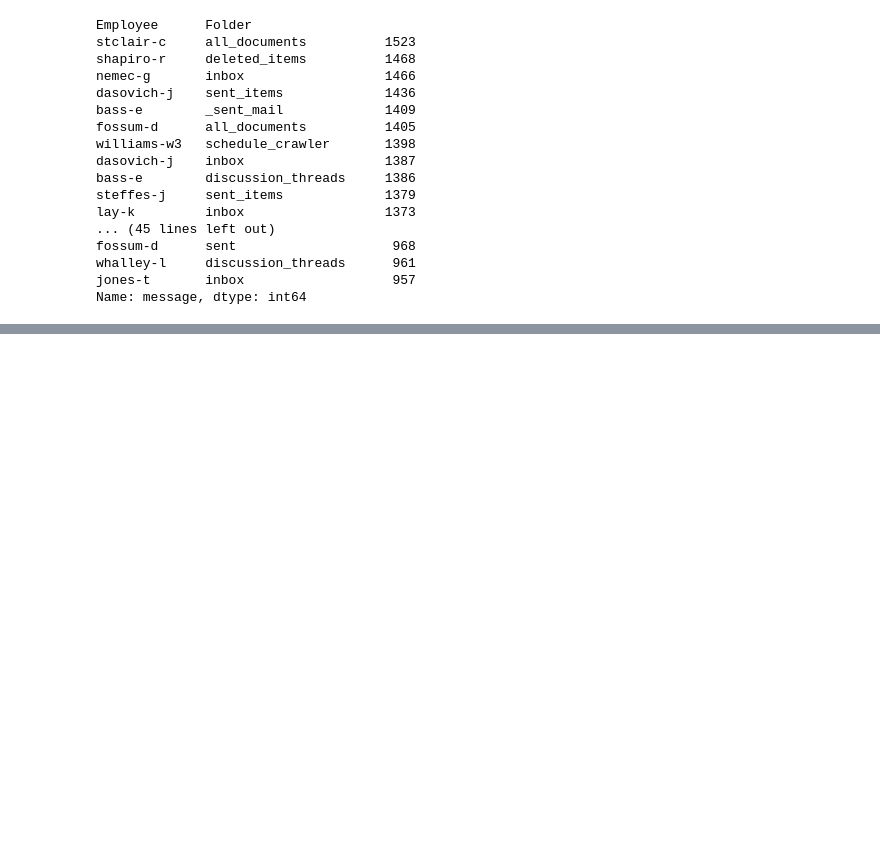
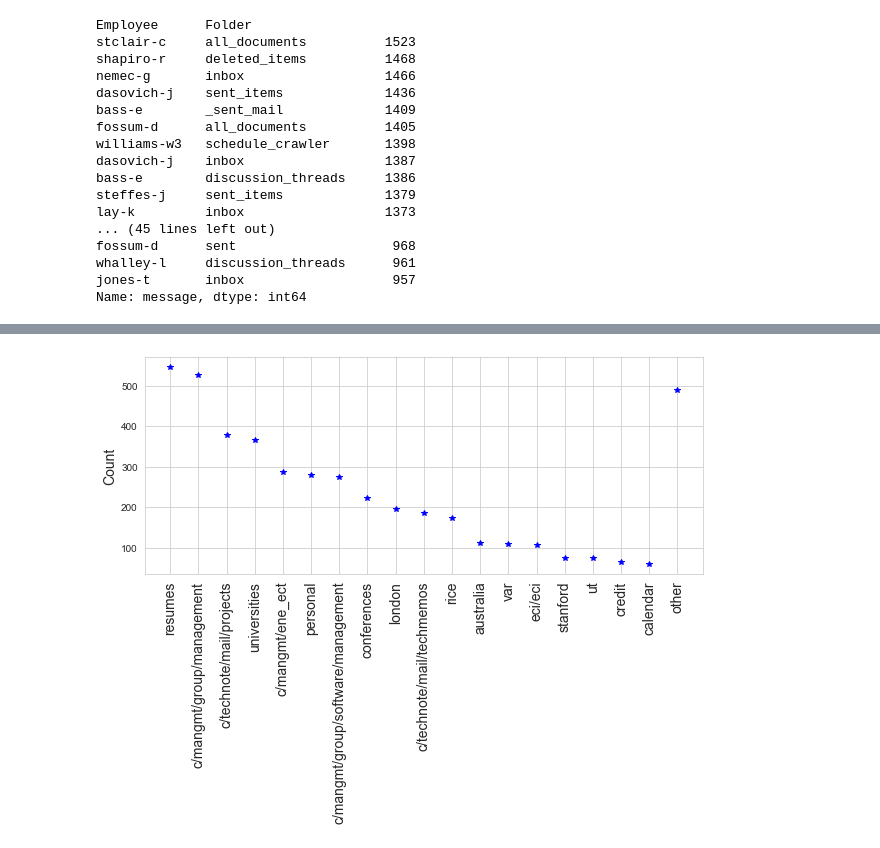
Before and after one commit to rongliprojects/EmailAutoLabeler, a Jupyter notebook: EmailAutoLabeling.ipynb, the cells around one changed output, grey strips where cells are left out. Saved outputs shown, nothing was run; the diff lists cells and outputs as text; code cells hidden in the pictures; blank space fills up the shorter version.

```diff
--- a/EmailAutoLabeling.ipynb
+++ b/EmailAutoLabeling.ipynb
@@ -432,0 +570,3 @@ We will be killing about 2000 deals in Sitara tonight. Whenever a deal is touche
+# %%
+kv_labels_id = list(range(len(kv_labels)))
+num_labels = len(kv_labels_id)
@@ -432,0 +601,4 @@ We will be killing about 2000 deals in Sitara tonight. Whenever a deal is touche
+# %%
+kaminski_v_email['labels'] = kv_labels_id[-1] # assign all labels to 'other'
+for i in range(len(kv_labels_id)-1):
+    kaminski_v_email.loc[kaminski_v_email['Folder']==kv_labels[i],'labels'] = i
@@ -432,0 +616,4 @@ We will be killing about 2000 deals in Sitara tonight. Whenever a deal is touche
+# %%
+kaminski_v_email_input = pd.DataFrame(kaminski_v_email[['Body','labels']])
+# %%
+kaminski_v_email_input.columns = ['text','labels']
@@ -432,0 +641,11 @@ We will be killing about 2000 deals in Sitara tonight. Whenever a deal is touche
+# %%
+plt.figure(figsize=(10,4))
+plt.plot(kv_labels, kaminski_v_email_input.groupby('labels').count(), 'b*')
+plt.ylabel('Count', fontsize=14)
+plt.xticks(
+    rotation=90,
+    fontsize=14,
+)
+plt.show()
+# %% [output]
+[figure, added]
```
Also changed, not shown: parts of 43 cells of this notebook.
